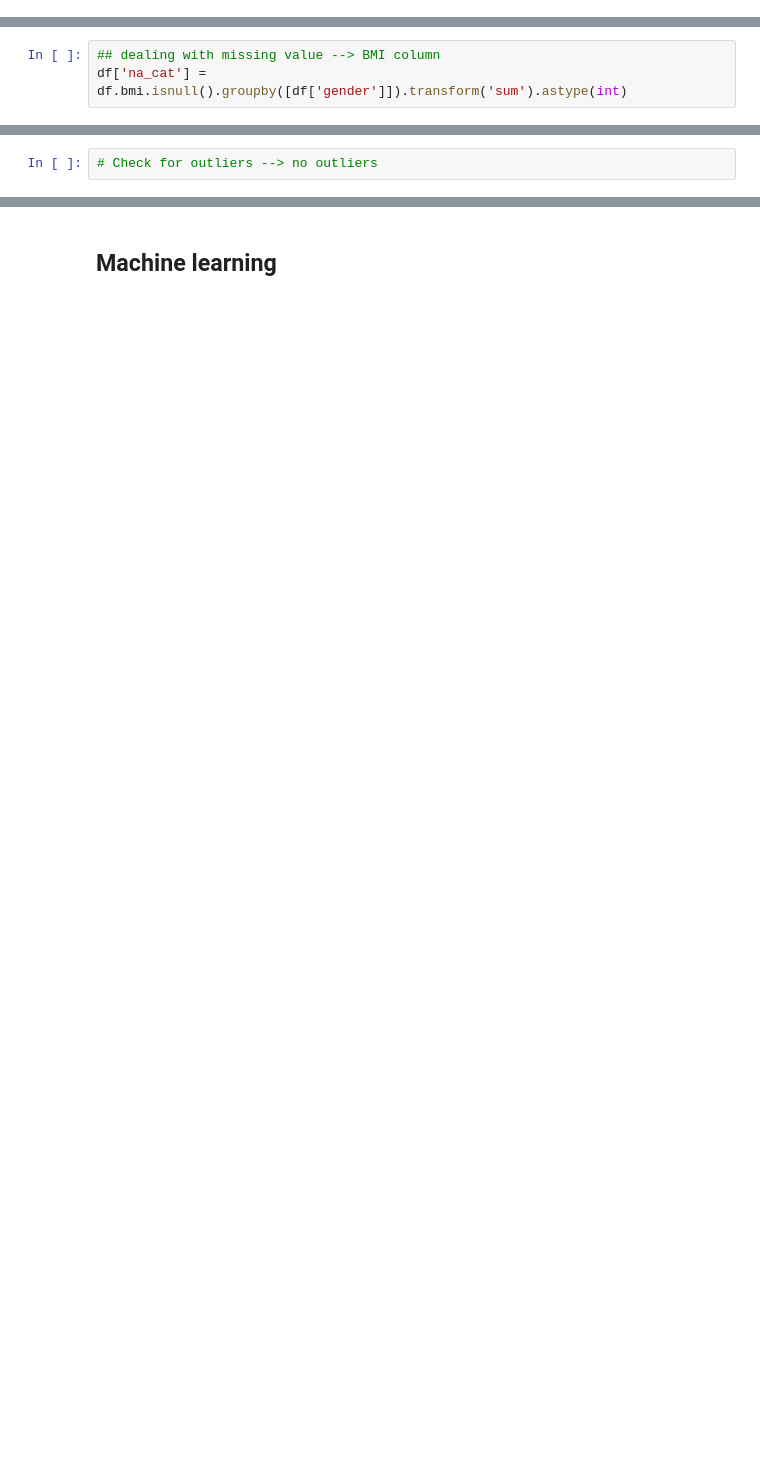
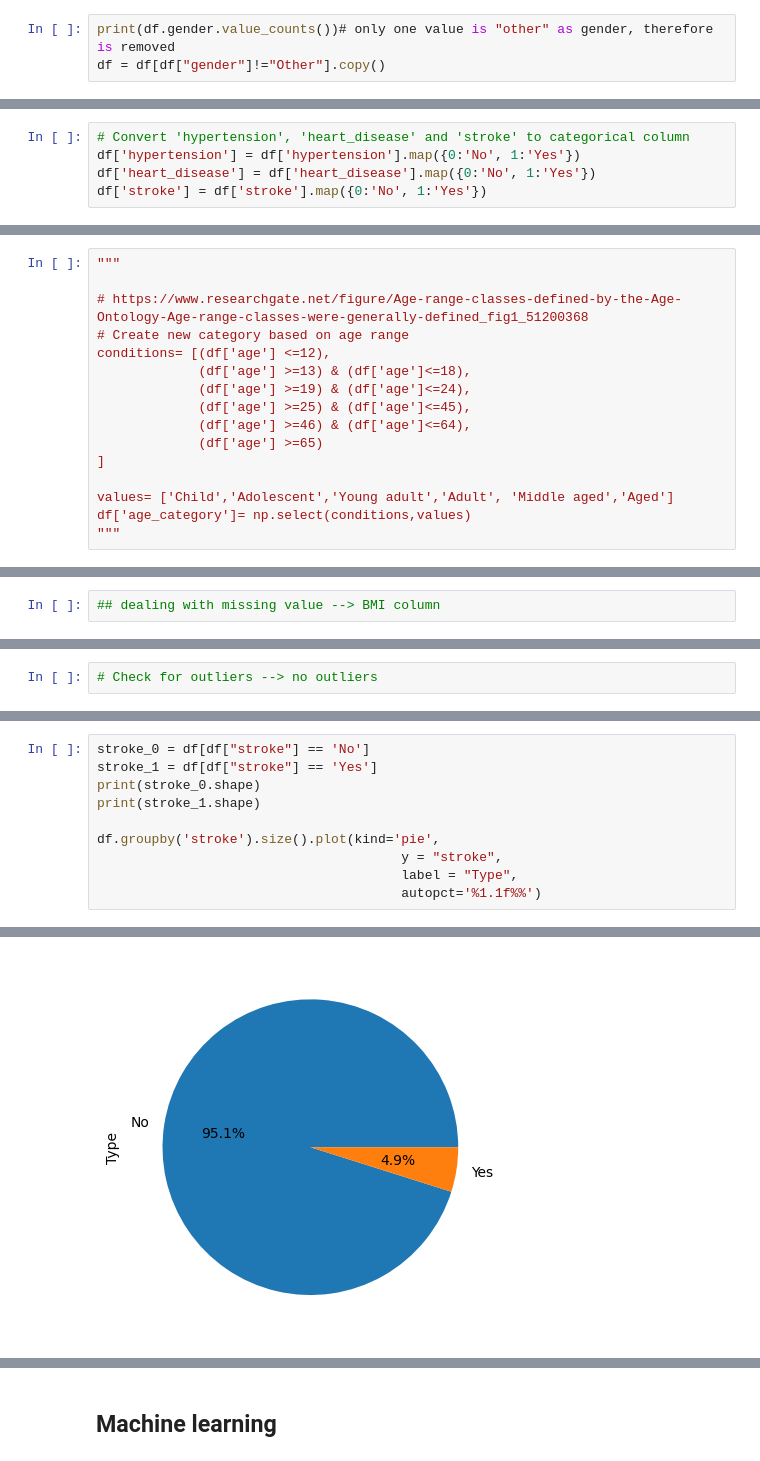
Before and after one commit to mzeugenia/supervisedML-stroke-prediction, a Jupyter notebook: Project #5.ipynb, the cells around one changed output, grey strips where cells are left out. Cells and saved outputs as stored; diff of their text form; blank space fills up the shorter version.

```diff
--- a/Project #5.ipynb
+++ b/Project #5.ipynb
@@ -53,0 +53,3 @@ df.drop(columns = ["id"], inplace = True)
+# %%
+print(df.gender.value_counts())# only one value is "other" as gender, therefore is removed
+df = df[df["gender"]!="Other"].copy()
@@ -53,0 +62,5 @@ df.drop(columns = ["id"], inplace = True)
+# %%
+# Convert 'hypertension', 'heart_disease' and 'stroke' to categorical column
+df['hypertension'] = df['hypertension'].map({0:'No', 1:'Yes'})
+df['heart_disease'] = df['heart_disease'].map({0:'No', 1:'Yes'})
+df['stroke'] = df['stroke'].map({0:'No', 1:'Yes'})
@@ -53,0 +104,16 @@ df.drop(columns = ["id"], inplace = True)
+# %%
+"""
+
+# https://www.researchgate.net/figure/Age-range-classes-defined-by-the-Age-Ontology-Age-range-classes-were-generally-defined_fig1_51200368
+# Create new category based on age range
+conditions= [(df['age'] <=12),
+             (df['age'] >=13) & (df['age']<=18),
+             (df['age'] >=19) & (df['age']<=24),
+             (df['age'] >=25) & (df['age']<=45),
+             (df['age'] >=46) & (df['age']<=64),
+             (df['age'] >=65)
+]
+
+values= ['Child','Adolescent','Young adult','Adult', 'Middle aged','Aged']
+df['age_category']= np.select(conditions,values)
+"""
@@ -84,3 +155,2 @@ for num in num_col:
 # %%
 ## dealing with missing value --> BMI column
-df['na_cat'] = df.bmi.isnull().groupby([df['gender']]).transform('sum').astype(int)
@@ -96,0 +182,11 @@ sns.pairplot(df)
+# %%
+stroke_0 = df[df["stroke"] == 'No']
+stroke_1 = df[df["stroke"] == 'Yes']
+print(stroke_0.shape)
+print(stroke_1.shape)
+
+df.groupby('stroke').size().plot(kind='pie',
+                                       y = "stroke",
+                                       label = "Type",
+                                       autopct='%1.1f%%')
+# %% [output]
@@ -96,0 +196 @@ sns.pairplot(df)
+[figure, added]
```
Also changed, not shown: parts of 47 cells of this notebook.
